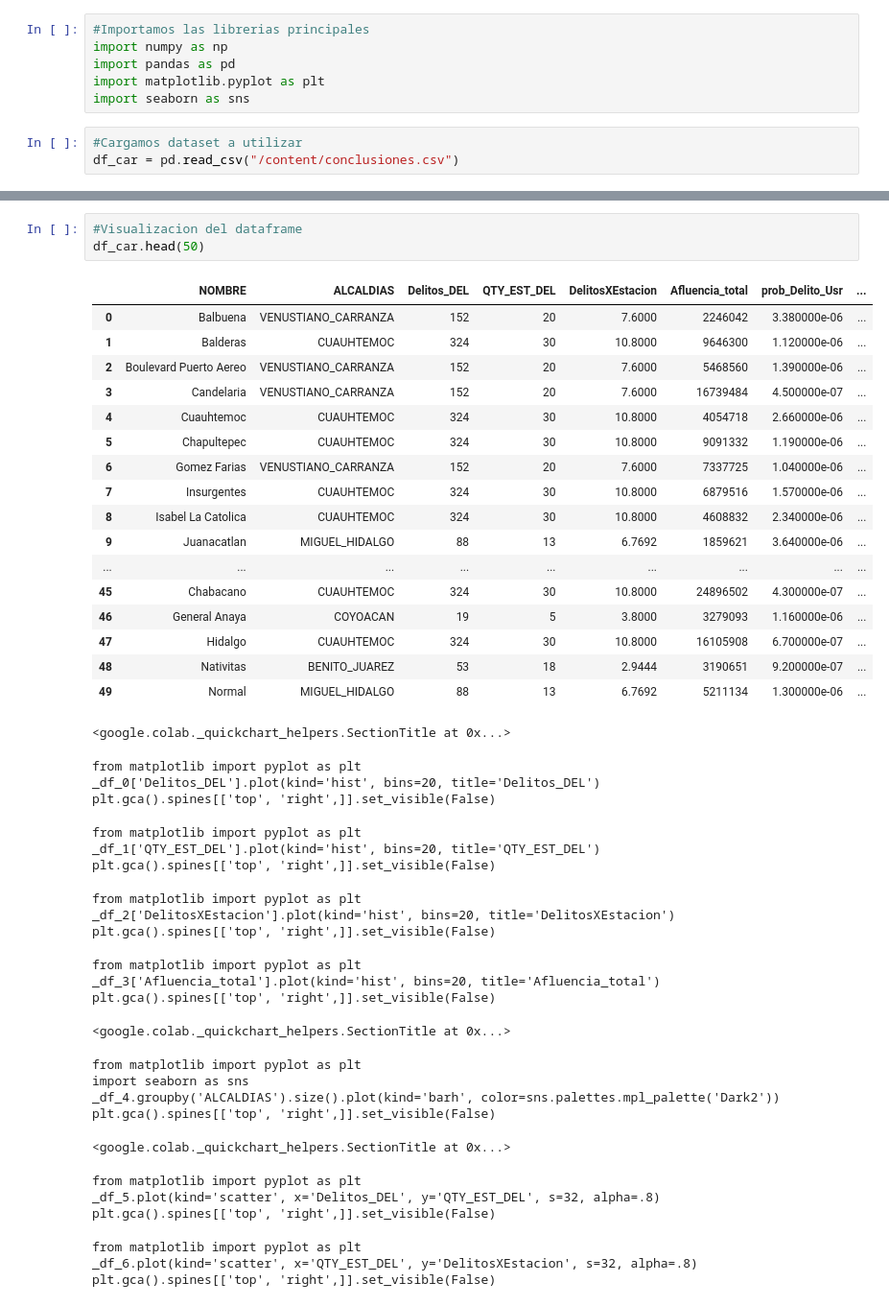
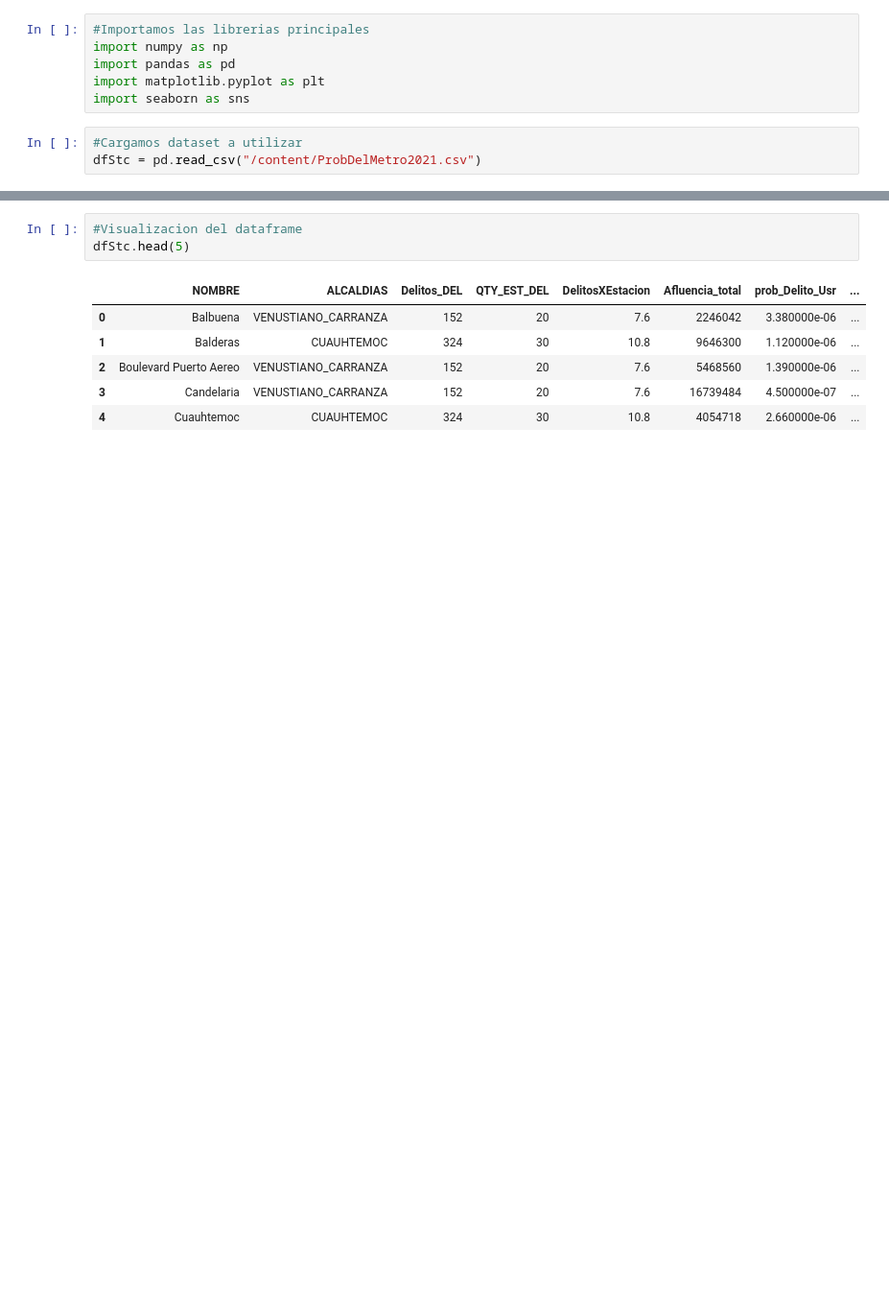
Before and after one commit to Eduardo-42/STC, a Jupyter notebook: STC.ipynb, the cells around one changed output, grey strips where cells are left out. Shown at 96% size. Drawn from its saved outputs; the diff is of its cells as text; blank space fills up the shorter version.

Commit message:
Se creó con Colab

```diff
--- a/STC.ipynb
+++ b/STC.ipynb
@@ -8,4 +8,4 @@ import matplotlib.pyplot as plt
 import seaborn as sns
 # %%
 #Cargamos dataset a utilizar
-df_car = pd.read_csv("/content/conclusiones.csv")
+dfStc = pd.read_csv("/content/ProbDelMetro2021.csv")
@@ -14,46 +12,10 @@ FileNotFoundError: [Errno 2] No such file or directory: '/content/conclusiones.c
 # %%
 #Visualizacion del dataframe
-df_car.head(50)
+dfStc.head(5)
 # %% [output]
 |  | NOMBRE | ALCALDIAS | Delitos_DEL | QTY_EST_DEL | DelitosXEstacion | Afluencia_total | prob_Delito_Usr | ... |
-| 0 | Balbuena | VENUSTIANO_CARRANZA | 152 | 20 | 7.6000 | 2246042 | 3.380000e-06 | ... |
-| 1 | Balderas | CUAUHTEMOC | 324 | 30 | 10.8000 | 9646300 | 1.120000e-06 | ... |
-| 2 | Boulevard Puerto Aereo | VENUSTIANO_CARRANZA | 152 | 20 | 7.6000 | 5468560 | 1.390000e-06 | ... |
-| 3 | Candelaria | VENUSTIANO_CARRANZA | 152 | 20 | 7.6000 | 16739484 | 4.500000e-07 | ... |
-| 4 | Cuauhtemoc | CUAUHTEMOC | 324 | 30 | 10.8000 | 4054718 | 2.660000e-06 | ... |
-| 5 | Chapultepec | CUAUHTEMOC | 324 | 30 | 10.8000 | 9091332 | 1.190000e-06 | ... |
-| 6 | Gomez Farias | VENUSTIANO_CARRANZA | 152 | 20 | 7.6000 | 7337725 | 1.040000e-06 | ... |
-| 7 | Insurgentes | CUAUHTEMOC | 324 | 30 | 10.8000 | 6879516 | 1.570000e-06 | ... |
-| 8 | Isabel La Catolica | CUAUHTEMOC | 324 | 30 | 10.8000 | 4608832 | 2.340000e-06 | ... |
-| 9 | Juanacatlan | MIGUEL_HIDALGO | 88 | 13 | 6.7692 | 1859621 | 3.640000e-06 | ... |
-| ... | ... | ... | ... | ... | ... | ... | ... | ... |
-| 45 | Chabacano | CUAUHTEMOC | 324 | 30 | 10.8000 | 24896502 | 4.300000e-07 | ... |
-| 46 | General Anaya | COYOACAN | 19 | 5 | 3.8000 | 3279093 | 1.160000e-06 | ... |
-| 47 | Hidalgo | CUAUHTEMOC | 324 | 30 | 10.8000 | 16105908 | 6.700000e-07 | ... |
-| 48 | Nativitas | BENITO_JUAREZ | 53 | 18 | 2.9444 | 3190651 | 9.200000e-07 | ... |
-| 49 | Normal | MIGUEL_HIDALGO | 88 | 13 | 6.7692 | 5211134 | 1.300000e-06 | ... |
+| 0 | Balbuena | VENUSTIANO_CARRANZA | 152 | 20 | 7.6 | 2246042 | 3.380000e-06 | ... |
+| 1 | Balderas | CUAUHTEMOC | 324 | 30 | 10.8 | 9646300 | 1.120000e-06 | ... |
+| 2 | Boulevard Puerto Aereo | VENUSTIANO_CARRANZA | 152 | 20 | 7.6 | 5468560 | 1.390000e-06 | ... |
+| 3 | Candelaria | VENUSTIANO_CARRANZA | 152 | 20 | 7.6 | 16739484 | 4.500000e-07 | ... |
+| 4 | Cuauhtemoc | CUAUHTEMOC | 324 | 30 | 10.8 | 4054718 | 2.660000e-06 | ... |
-<google.colab._quickchart_helpers.SectionTitle at 0x...>
-from matplotlib import pyplot as plt
-_df_0['Delitos_DEL'].plot(kind='hist', bins=20, title='Delitos_DEL')
-plt.gca().spines[['top', 'right',]].set_visible(False)
-from matplotlib import pyplot as plt
-_df_1['QTY_EST_DEL'].plot(kind='hist', bins=20, title='QTY_EST_DEL')
-plt.gca().spines[['top', 'right',]].set_visible(False)
-from matplotlib import pyplot as plt
-_df_2['DelitosXEstacion'].plot(kind='hist', bins=20, title='DelitosXEstacion')
-plt.gca().spines[['top', 'right',]].set_visible(False)
-from matplotlib import pyplot as plt
-_df_3['Afluencia_total'].plot(kind='hist', bins=20, title='Afluencia_total')
-plt.gca().spines[['top', 'right',]].set_visible(False)
-<google.colab._quickchart_helpers.SectionTitle at 0x...>
-from matplotlib import pyplot as plt
-import seaborn as sns
-_df_4.groupby('ALCALDIAS').size().plot(kind='barh', color=sns.palettes.mpl_palette('Dark2'))
-plt.gca().spines[['top', 'right',]].set_visible(False)
-<google.colab._quickchart_helpers.SectionTitle at 0x...>
-from matplotlib import pyplot as plt
-_df_5.plot(kind='scatter', x='Delitos_DEL', y='QTY_EST_DEL', s=32, alpha=.8)
-plt.gca().spines[['top', 'right',]].set_visible(False)
-from matplotlib import pyplot as plt
-_df_6.plot(kind='scatter', x='QTY_EST_DEL', y='DelitosXEstacion', s=32, alpha=.8)
-plt.gca().spines[['top', 'right',]].set_visible(False)
```
Also changed, not shown: parts of 26 cells of this notebook.
